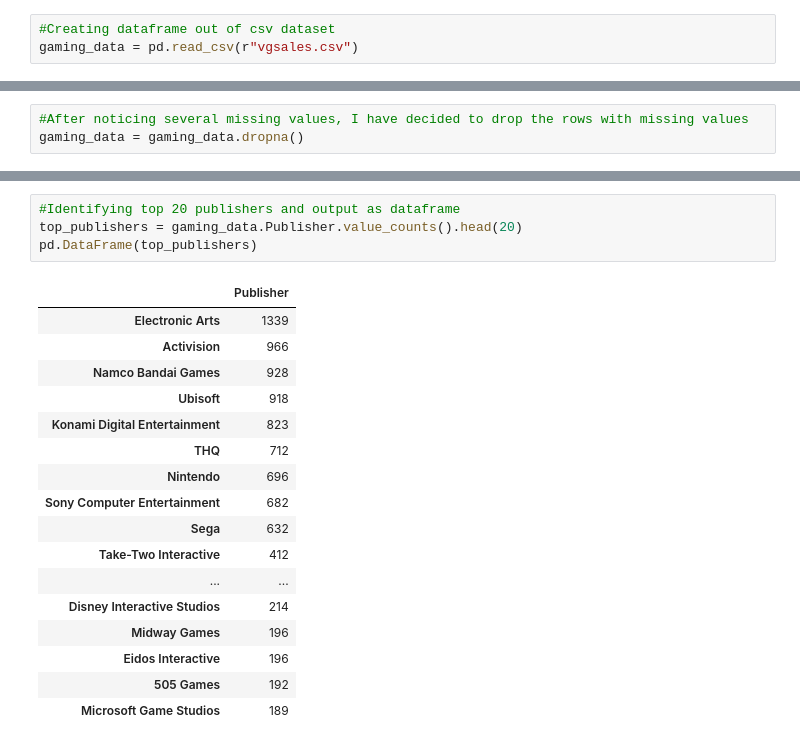
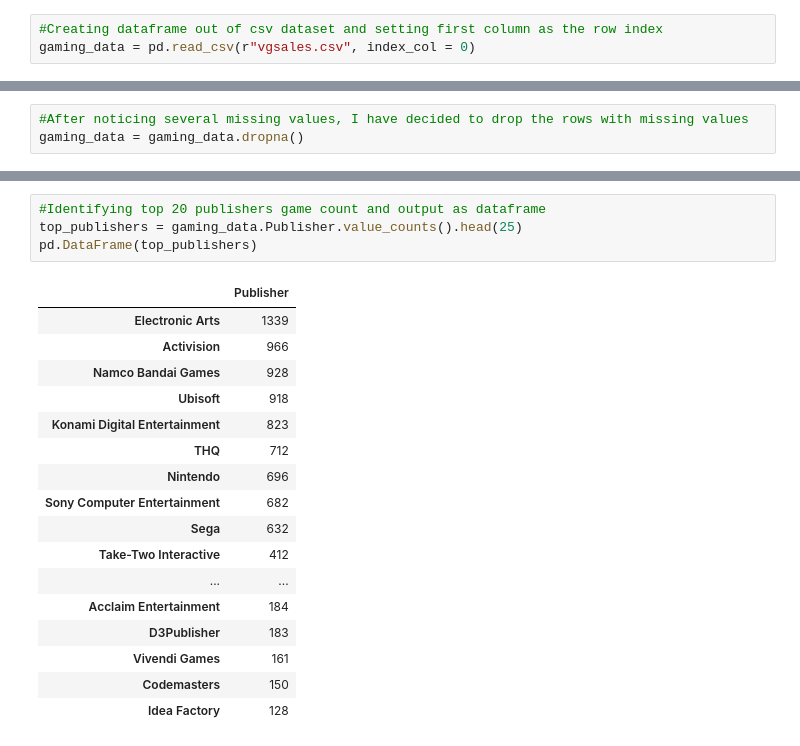
Before and after one commit to Netned/pythonproject, a Jupyter notebook: Project.ipynb, the cells around one changed output, grey strips where cells are left out. Drawn from its saved outputs; the diff is of its cells as text.

```diff
--- a/Project.ipynb
+++ b/Project.ipynb
@@ -12,6 +14,6 @@ os.getcwd()
 # %%
-#Creating dataframe out of csv dataset
-gaming_data = pd.read_csv(r"vgsales.csv")
+#Creating dataframe out of csv dataset and setting first column as the row index
+gaming_data = pd.read_csv(r"vgsales.csv", index_col = 0)
 # %%
 #Identifying amount of entries, columns, memory usage and data types
 gaming_data.info()
@@ -99,23 +198,23 @@ pd.DataFrame(top_platforms)
 # %%
-#Identifying top 20 publishers and output as dataframe
-top_publishers = gaming_data.Publisher.value_counts().head(20)
+#Identifying top 20 publishers game count and output as dataframe
+top_publishers = gaming_data.Publisher.value_counts().head(25)
 pd.DataFrame(top_publishers)
 # %% [output]
 |  | Publisher |
 | Electronic Arts | 1339 |
 | Activision | 966 |
 | Namco Bandai Games | 928 |
 | Ubisoft | 918 |
 | Konami Digital Entertainment | 823 |
 | THQ | 712 |
 | Nintendo | 696 |
 | Sony Computer Entertainment | 682 |
 | Sega | 632 |
 | Take-Two Interactive | 412 |
 | ... | ... |
-| Disney Interactive Studios | 214 |
-| Midway Games | 196 |
-| Eidos Interactive | 196 |
-| 505 Games | 192 |
-| Microsoft Game Studios | 189 |
+| Acclaim Entertainment | 184 |
+| D3Publisher | 183 |
+| Vivendi Games | 161 |
+| Codemasters | 150 |
+| Idea Factory | 128 |
 # %%
```
Also changed, not shown: parts of 16 cells of this notebook.
